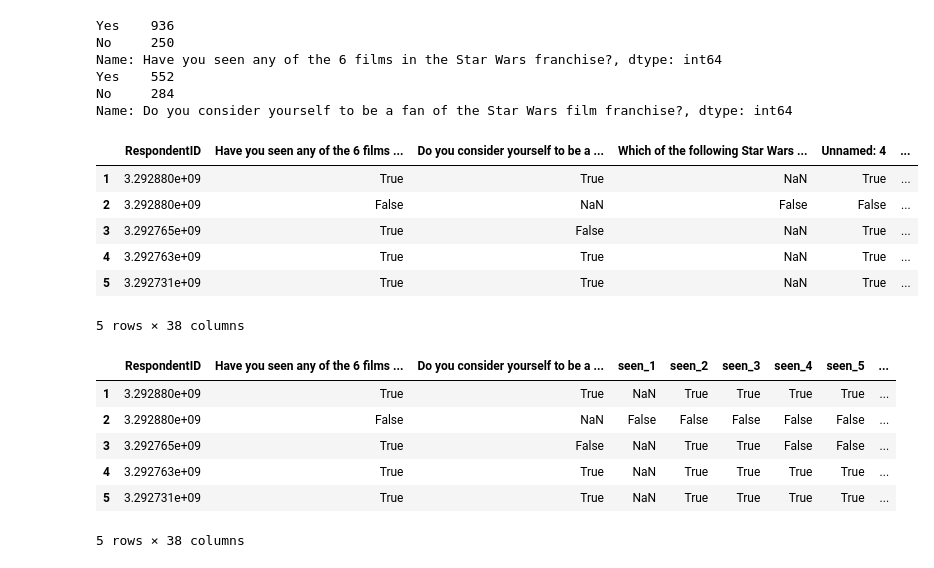
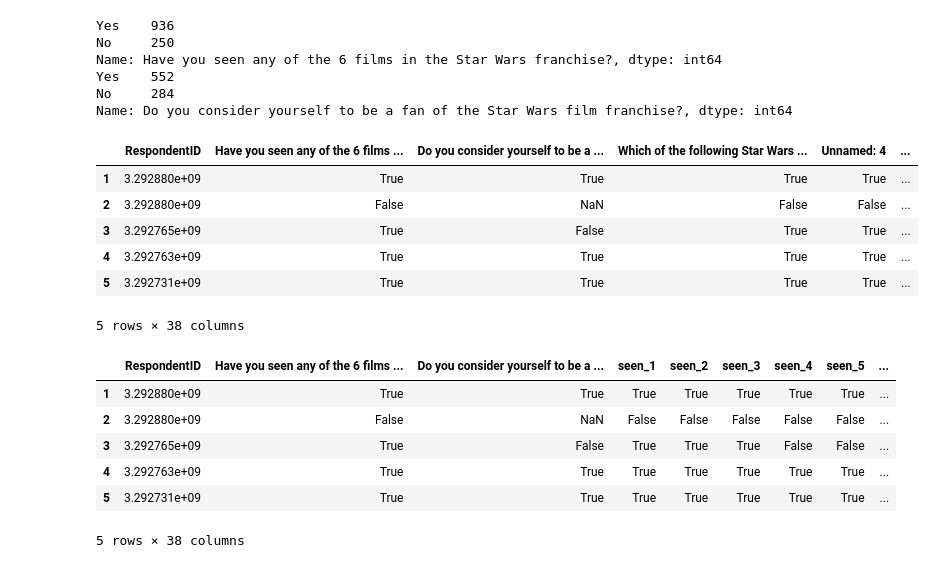
Before and after one commit to chemok78/star-wars-survey, a Jupyter notebook: Star Wars Survey.ipynb, the cells around one changed output. Cells and saved outputs as stored; diff of their text form; code cells hidden in the pictures.

```diff
--- a/Star Wars Survey.ipynb
+++ b/Star Wars Survey.ipynb
@@ -63,28 +63,28 @@ for col in ["Have you seen any of the 6 films in the Star Wars franchise?", "Do
 # %%
 import numpy as np
 
 seen = {
 
-    "Star Wars: Episode I  The Phantom Menac": True,
+    "Star Wars: Episode I  The Phantom Menace": True,
     "Star Wars: Episode II  Attack of the Clones": True,
     "Star Wars: Episode III  Revenge of the Sith": True,
     "Star Wars: Episode IV  A New Hope": True,
     "Star Wars: Episode V The Empire Strikes Back": True,
     "Star Wars: Episode VI Return of the Jedi": True,
     np.nan: False
 }
 
 for col in star_wars.columns[3:9]:
     star_wars[col] = star_wars[col].map(seen)
 
 star_wars.head()
 # %% [output]
 |  | RespondentID | Have you seen any of the 6 films ... | Do you consider yourself to be a ... | Which of the following Star Wars ... | Unnamed: 4 | ... |
-| 1 | 3.292880e+09 | True | True | NaN | True | ... |
+| 1 | 3.292880e+09 | True | True | True | True | ... |
 | 2 | 3.292880e+09 | False | NaN | False | False | ... |
-| 3 | 3.292765e+09 | True | False | NaN | True | ... |
-| 4 | 3.292763e+09 | True | True | NaN | True | ... |
-| 5 | 3.292731e+09 | True | True | NaN | True | ... |
+| 3 | 3.292765e+09 | True | False | True | True | ... |
+| 4 | 3.292763e+09 | True | True | True | True | ... |
+| 5 | 3.292731e+09 | True | True | True | True | ... |
 5 rows × 38 columns
 # %%
 movie_titles = {
@@ -101,9 +101,9 @@ star_wars = star_wars.rename(columns=movie_titles)
 star_wars.head()
 # %% [output]
 |  | RespondentID | Have you seen any of the 6 films ... | Do you consider yourself to be a ... | seen_1 | seen_2 | seen_3 | seen_4 | seen_5 | ... |
-| 1 | 3.292880e+09 | True | True | NaN | True | True | True | True | ... |
+| 1 | 3.292880e+09 | True | True | True | True | True | True | True | ... |
 | 2 | 3.292880e+09 | False | NaN | False | False | False | False | False | ... |
-| 3 | 3.292765e+09 | True | False | NaN | True | True | False | False | ... |
-| 4 | 3.292763e+09 | True | True | NaN | True | True | True | True | ... |
-| 5 | 3.292731e+09 | True | True | NaN | True | True | True | True | ... |
+| 3 | 3.292765e+09 | True | False | True | True | True | False | False | ... |
+| 4 | 3.292763e+09 | True | True | True | True | True | True | True | ... |
+| 5 | 3.292731e+09 | True | True | True | True | True | True | True | ... |
 5 rows × 38 columns
```
Also changed, not shown: parts of 20 cells of this notebook.
